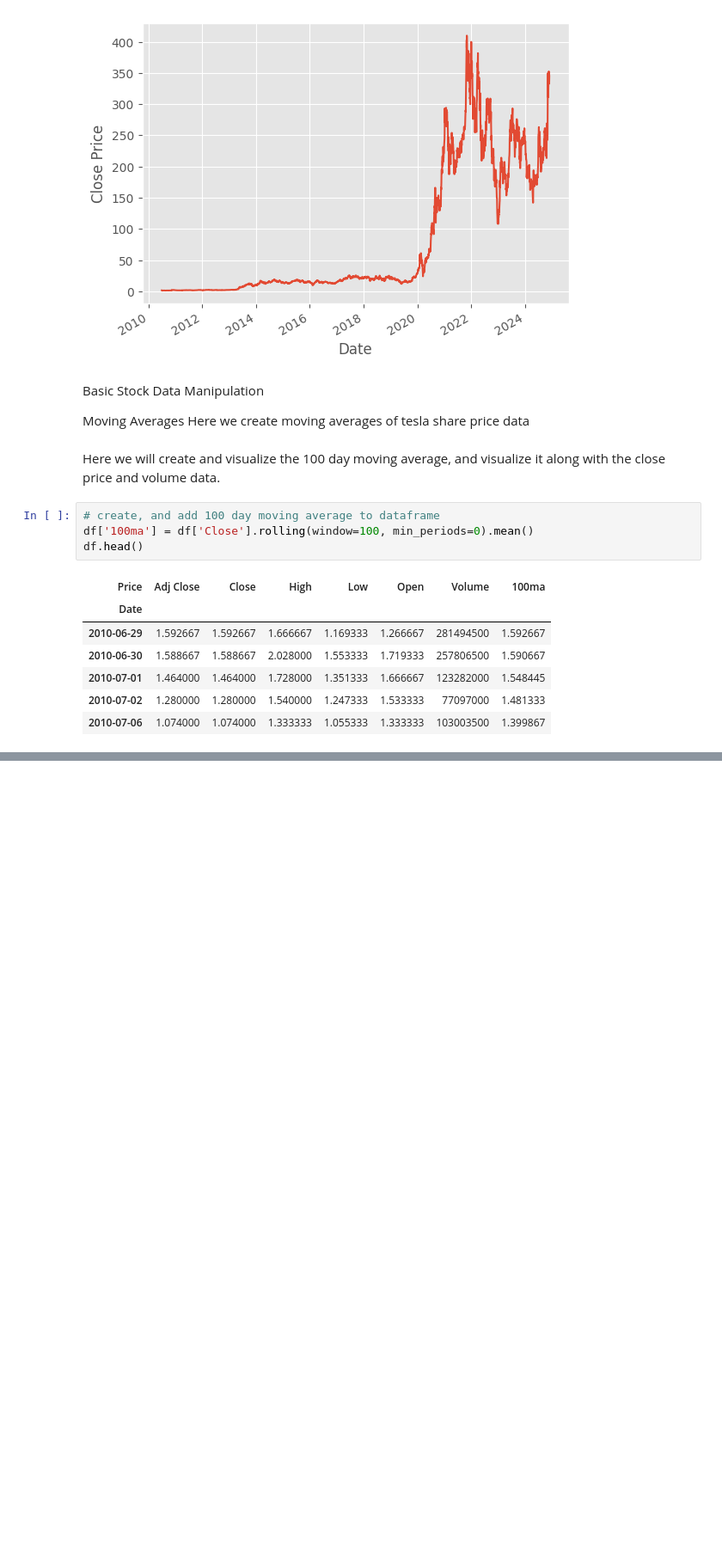
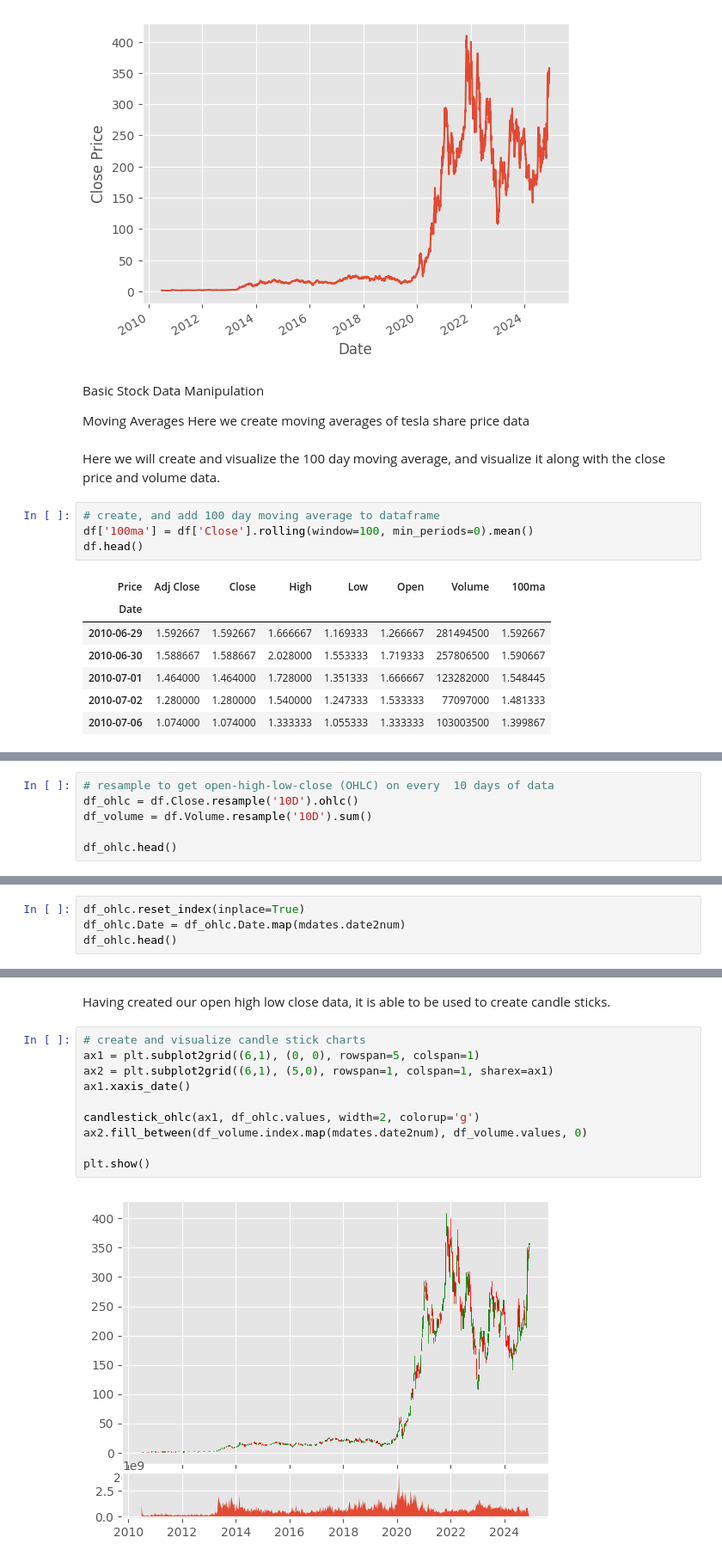
Before and after one commit to isaacoduh/data-portfolio, a Jupyter notebook: Finance/Python Finance 101/python_finance.ipynb, the cells around one changed output, grey strips where cells are left out. Shown: that part at 86% size. Saved outputs shown, nothing was run; the diff lists cells and outputs as text; blank space fills up the shorter version.

Commit message:
savepoint - python finance: create candle stick graph based on mdates and ohlc

```diff
--- a/Finance/Python Finance 101/python_finance.ipynb
+++ b/Finance/Python Finance 101/python_finance.ipynb
@@ -124,0 +125,6 @@ plt.show()
+# %%
+# resample to get open-high-low-close (OHLC) on every  10 days of data
+df_ohlc = df.Close.resample('10D').ohlc()
+df_volume = df.Volume.resample('10D').sum()
+
+df_ohlc.head()
@@ -124,0 +146,4 @@ plt.show()
+# %%
+df_ohlc.reset_index(inplace=True)
+df_ohlc.Date = df_ohlc.Date.map(mdates.date2num)
+df_ohlc.head()
@@ -124,0 +157,14 @@ plt.show()
+# %% [markdown]
+Having created our open high low close data, it is able to be used to create candle sticks.
+# %%
+# create and visualize candle stick charts
+ax1 = plt.subplot2grid((6,1), (0, 0), rowspan=5, colspan=1)
+ax2 = plt.subplot2grid((6,1), (5,0), rowspan=1, colspan=1, sharex=ax1)
+ax1.xaxis_date()
+
+candlestick_ohlc(ax1, df_ohlc.values, width=2, colorup='g')
+ax2.fill_between(df_volume.index.map(mdates.date2num), df_volume.values, 0)
+
+plt.show()
+# %% [output]
+[figure, added]
```
Also changed, not shown: parts of 8 cells of this notebook.
